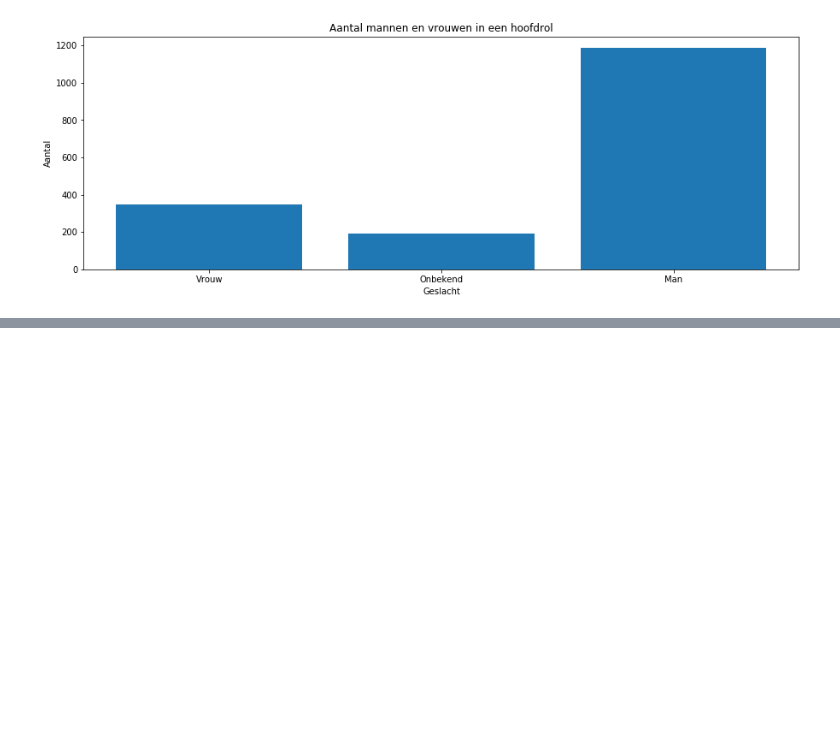
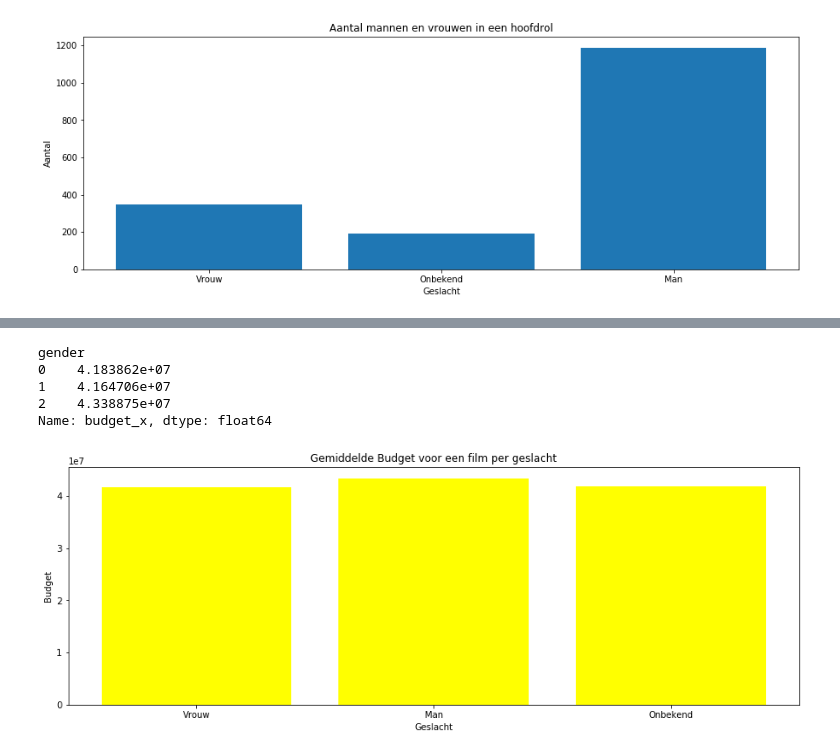
Before and after one commit to Danny-cao/DataScienceMovies, a Jupyter notebook: DataScienceFilms.ipynb, the cells around one changed output, grey strips where cells are left out. Cells and saved outputs as stored; diff of their text form; code cells hidden in the pictures; blank space fills up the shorter version.

Commit message:
budget barchart bijgezet

```diff
--- a/DataScienceFilms.ipynb
+++ b/DataScienceFilms.ipynb
@@ -355,0 +353,26 @@ TypeError: list indices must be integers or slices, not str
+# %%
+# gemiddelde budget per geslacht
+df_final.groupby(df_final['gender']).mean().budget_x
+# %% [output]
+gender
+0    4.183862e+07
+1    4.164706e+07
+2    4.338875e+07
+Name: budget_x, dtype: float64
+# %%
+# Toon het in een barchart
+gender_name = ['Onbekend', 'Vrouw', 'Man']
+genders = df_final['gender'].unique()
+counter_per_gender = df_final.groupby(df_final['gender']).mean().budget_x
+
+fig, aantal = plt.subplots(figsize=(15,5))
+plt.xticks(genders, gender_name)
+plt.xlabel('Geslacht')
+plt.ylabel('Budget')
+plt.title('Gemiddelde Budget voor een film per geslacht')
+
+plt.bar(genders, counter_per_gender, color='yellow')
+
+plt.show()
+# %% [output]
+[figure, added]
```
Also changed, not shown: parts of 3 cells of this notebook.
